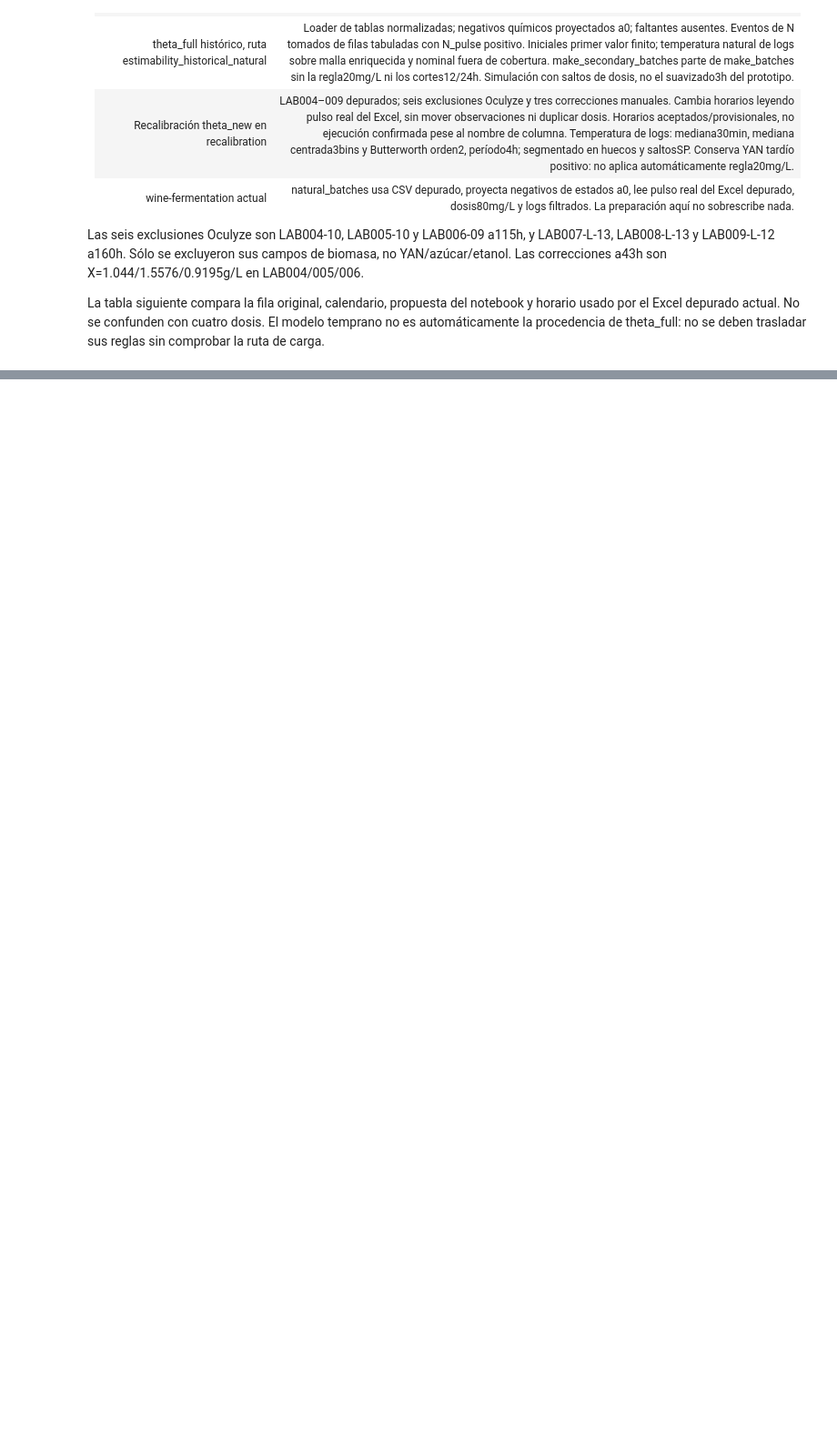
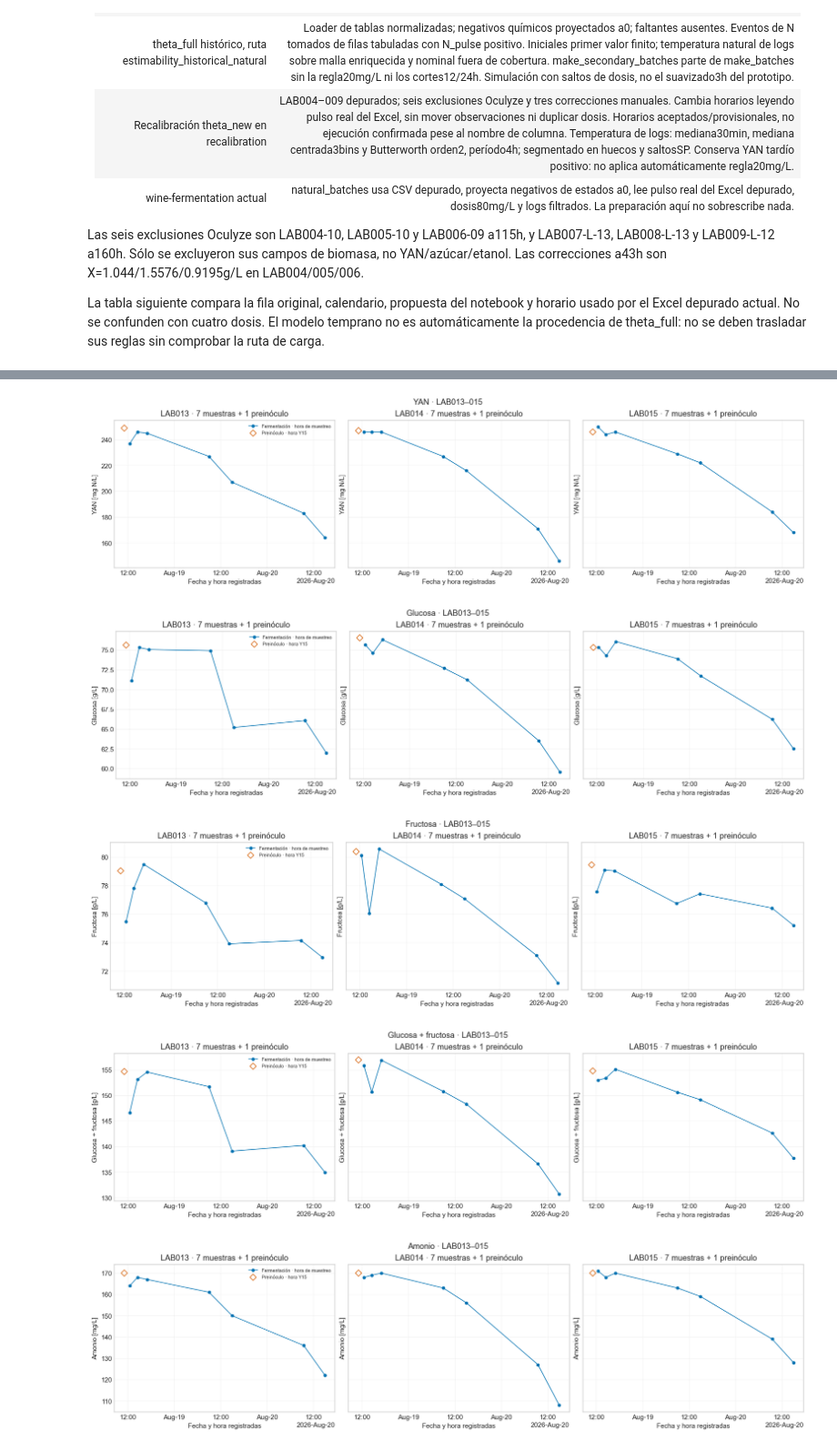
Before and after one commit to crodv/wine-fermentation, a Jupyter notebook: notebooks/preparing_data/preparing_data.executed.ipynb, the cells around one changed output, grey strips where cells are left out. Shown at 91% size. Saved outputs shown, nothing was run; the diff lists cells and outputs as text; code cells hidden in the pictures; blank space fills up the shorter version.

```diff
--- a/notebooks/preparing_data/preparing_data.executed.ipynb
+++ b/notebooks/preparing_data/preparing_data.executed.ipynb
@@ -957,0 +1057,31 @@ YAN tardío conservado en la preparación actual:
+# %%
+
+import matplotlib.dates as mdates
+for column, label, unit in review_variables:
+    fig, axes = plt.subplots(1, 3, figsize=(15, 4), sharey=True, layout='constrained')
+    for ax, lab in zip(axes, REVIEW_LABS):
+        frame = review_joined.loc[review_joined.lab_id.eq(lab)]
+        samples = frame.loc[frame.sample_type.eq('fermentation_sample') & frame[column].notna()].sort_values('sample_datetime')
+        pre = frame.loc[frame.sample_type.eq('pre_inoculum') & frame[column].notna()]
+        ax.plot(samples.sample_datetime, samples[column], 'o-', color='#0072B2', ms=4, lw=1, label='Fermentación · hora de muestreo')
+        ax.scatter(pre.y15_datetime, pre[column], marker='D', facecolors='none', edgecolors='#D55E00', s=45,
+                   label='Preinóculo · hora Y15', zorder=4)
+        locator = mdates.AutoDateLocator(minticks=3, maxticks=5)
+        ax.xaxis.set_major_locator(locator)
+        ax.xaxis.set_major_formatter(mdates.ConciseDateFormatter(locator))
+        ax.set(title=f'{lab} · {len(samples)} muestras + {len(pre)} preinóculo', xlabel='Fecha y hora registradas', ylabel=f'{label} [{unit}]')
+        ax.grid(alpha=.2)
+    axes[0].legend(fontsize=7, loc='best')
+    fig.suptitle(f'{label} · LAB013–015')
+    plt.show()
+with pd.option_context('display.max_columns', None):
+    display(review_joined.loc[review_joined.y15_datetime.notna(),
+        ['sample_id', 'sample_type', 'sample_datetime', 'y15_datetime', *[column for column, _, _ in review_variables]]])
+review_consistency = review_y15.assign(delta_total=lambda x: x.glucose_fructose_g_L - x.glucose_g_L - x.fructose_g_L)
+display(review_consistency.groupby('lab_id').delta_total.agg(['min', 'max']).rename(columns={'min':'Menor diferencia G+F [g/L]', 'max':'Mayor diferencia G+F [g/L]'}))
+# %% [output]
+[figure, added]
+[figure, added]
+[figure, added]
+[figure, added]
+[figure, added]
```
Also changed, not shown: parts of 14 cells of this notebook, 9 other files.
